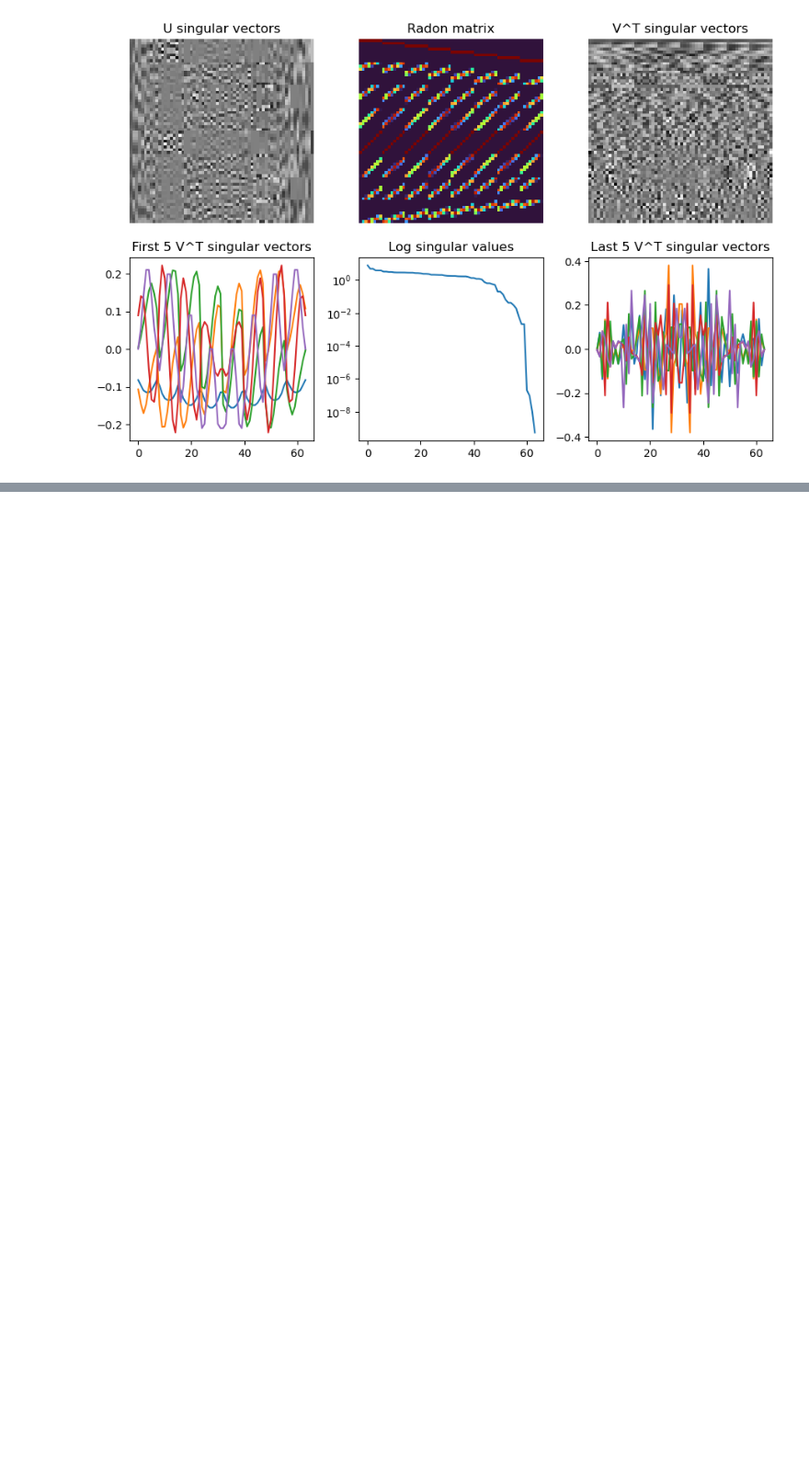
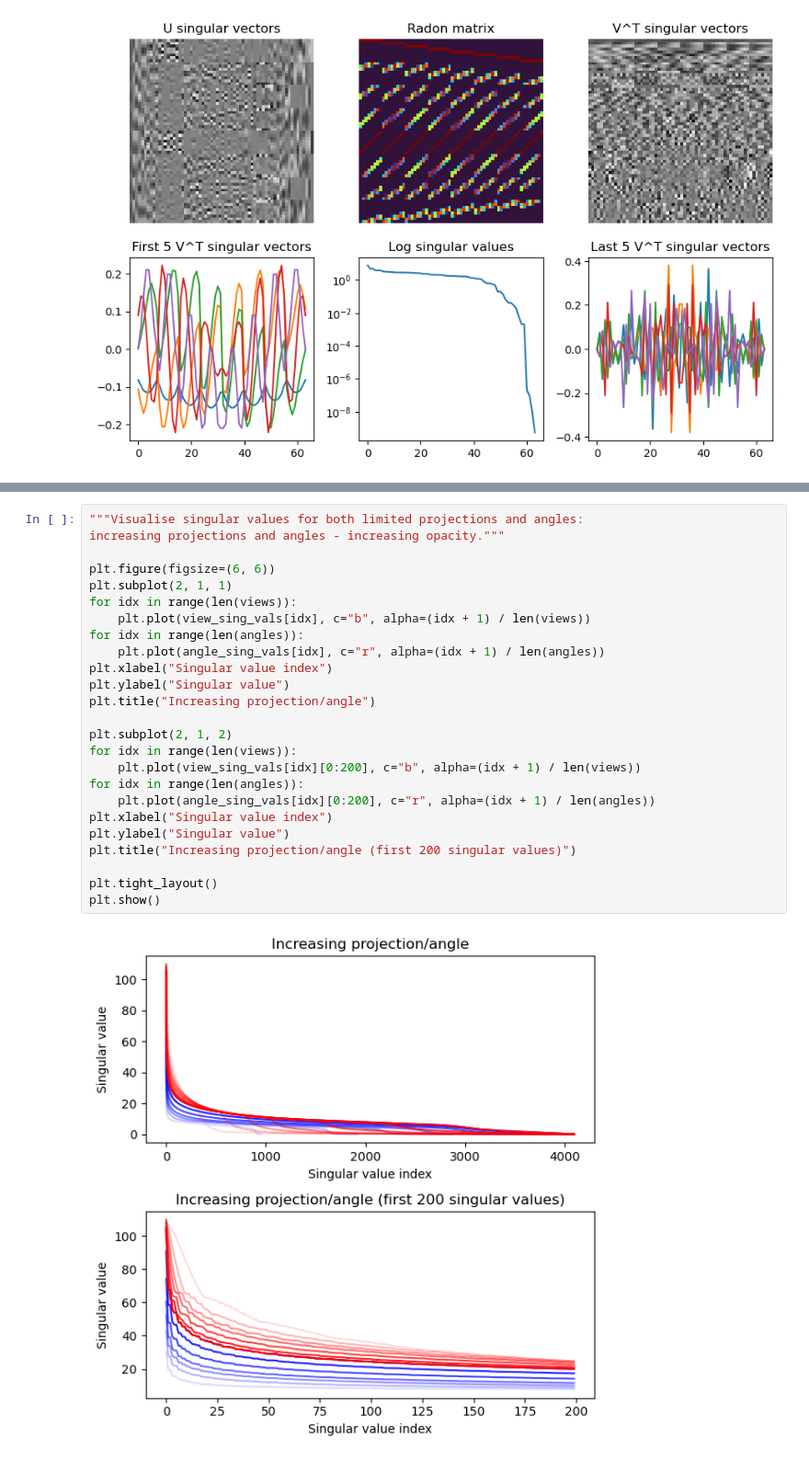
Before and after one commit to markpinnock/inverse-problems, a Jupyter notebook: notebooks/02_basics_ct/01_radon_svd.ipynb, the cells around one changed output, grey strips where cells are left out. Shown at 92% size. Cells and saved outputs as stored; diff of their text form; blank space fills up the shorter version.

```diff
--- a/notebooks/02_basics_ct/01_radon_svd.ipynb
+++ b/notebooks/02_basics_ct/01_radon_svd.ipynb
@@ -233,0 +226,27 @@ plt.show()
+# %%
+"""Visualise singular values for both limited projections and angles:
+increasing projections and angles - increasing opacity."""
+
+plt.figure(figsize=(6, 6))
+plt.subplot(2, 1, 1)
+for idx in range(len(views)):
+    plt.plot(view_sing_vals[idx], c="b", alpha=(idx + 1) / len(views))
+for idx in range(len(angles)):
+    plt.plot(angle_sing_vals[idx], c="r", alpha=(idx + 1) / len(angles))
+plt.xlabel("Singular value index")
+plt.ylabel("Singular value")
+plt.title("Increasing projection/angle")
+
+plt.subplot(2, 1, 2)
+for idx in range(len(views)):
+    plt.plot(view_sing_vals[idx][0:200], c="b", alpha=(idx + 1) / len(views))
+for idx in range(len(angles)):
+    plt.plot(angle_sing_vals[idx][0:200], c="r", alpha=(idx + 1) / len(angles))
+plt.xlabel("Singular value index")
+plt.ylabel("Singular value")
+plt.title("Increasing projection/angle (first 200 singular values)")
+
+plt.tight_layout()
+plt.show()
+# %% [output]
+[figure, added]
```
Also changed, not shown: parts of 8 cells of this notebook.
